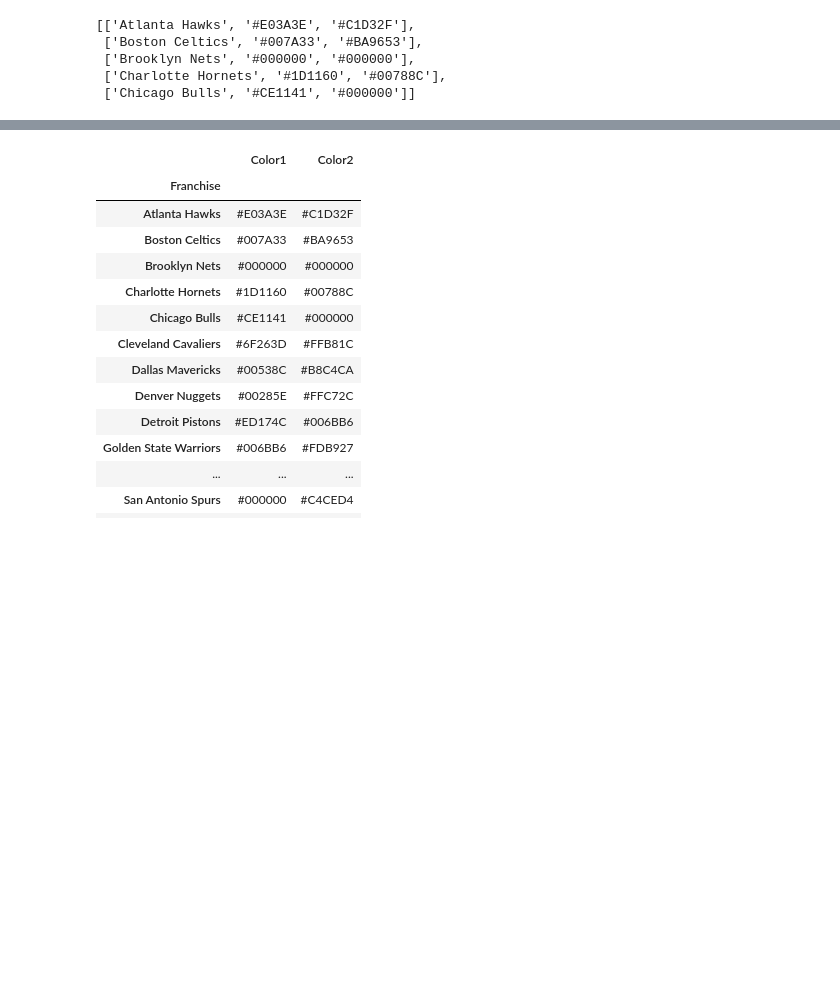
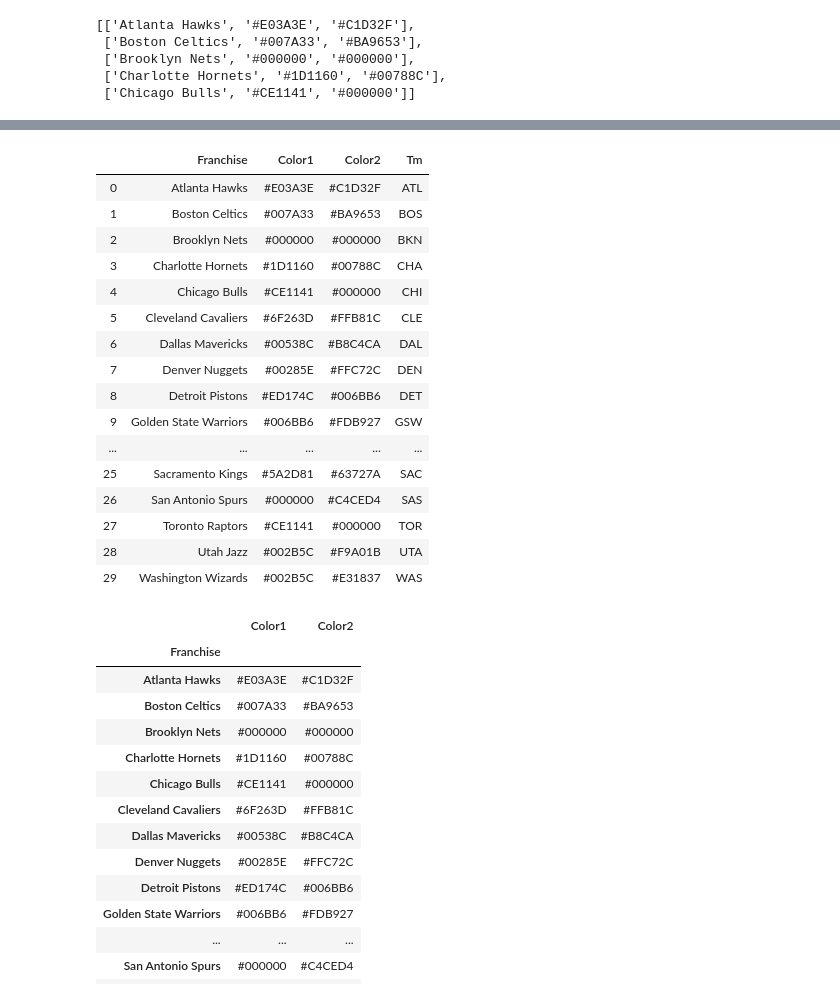
Before and after one commit to chunheisiu/NBA-POTW-Visualization, a Jupyter notebook: notebooks/Scrape_NBA_Team_Colors.ipynb, the cells around one changed output, grey strips where cells are left out. Saved outputs shown, nothing was run; the diff lists cells and outputs as text; code cells hidden in the pictures; blank space fills up the shorter version.

```diff
--- a/notebooks/Scrape_NBA_Team_Colors.ipynb
+++ b/notebooks/Scrape_NBA_Team_Colors.ipynb
@@ -51,0 +61,21 @@ df.head()
+# %%
+df = pd.merge(df_colors, abb, on = 'Franchise', how = 'left').set_index('Franchise')
+df
+# %% [output]
+|  | Franchise | Color1 | Color2 | Tm |
+| 0 | Atlanta Hawks | #E03A3E | #C1D32F | ATL |
+| 1 | Boston Celtics | #007A33 | #BA9653 | BOS |
+| 2 | Brooklyn Nets | #000000 | #000000 | BKN |
+| 3 | Charlotte Hornets | #1D1160 | #00788C | CHA |
+| 4 | Chicago Bulls | #CE1141 | #000000 | CHI |
+| 5 | Cleveland Cavaliers | #6F263D | #FFB81C | CLE |
+| 6 | Dallas Mavericks | #00538C | #B8C4CA | DAL |
+| 7 | Denver Nuggets | #00285E | #FFC72C | DEN |
+| 8 | Detroit Pistons | #ED174C | #006BB6 | DET |
+| 9 | Golden State Warriors | #006BB6 | #FDB927 | GSW |
+| ... | ... | ... | ... | ... |
+| 25 | Sacramento Kings | #5A2D81 | #63727A | SAC |
+| 26 | San Antonio Spurs | #000000 | #C4CED4 | SAS |
+| 27 | Toronto Raptors | #CE1141 | #000000 | TOR |
+| 28 | Utah Jazz | #002B5C | #F9A01B | UTA |
+| 29 | Washington Wizards | #002B5C | #E31837 | WAS |
```
Also changed, not shown: parts of 3 cells of this notebook, 1 other file.
